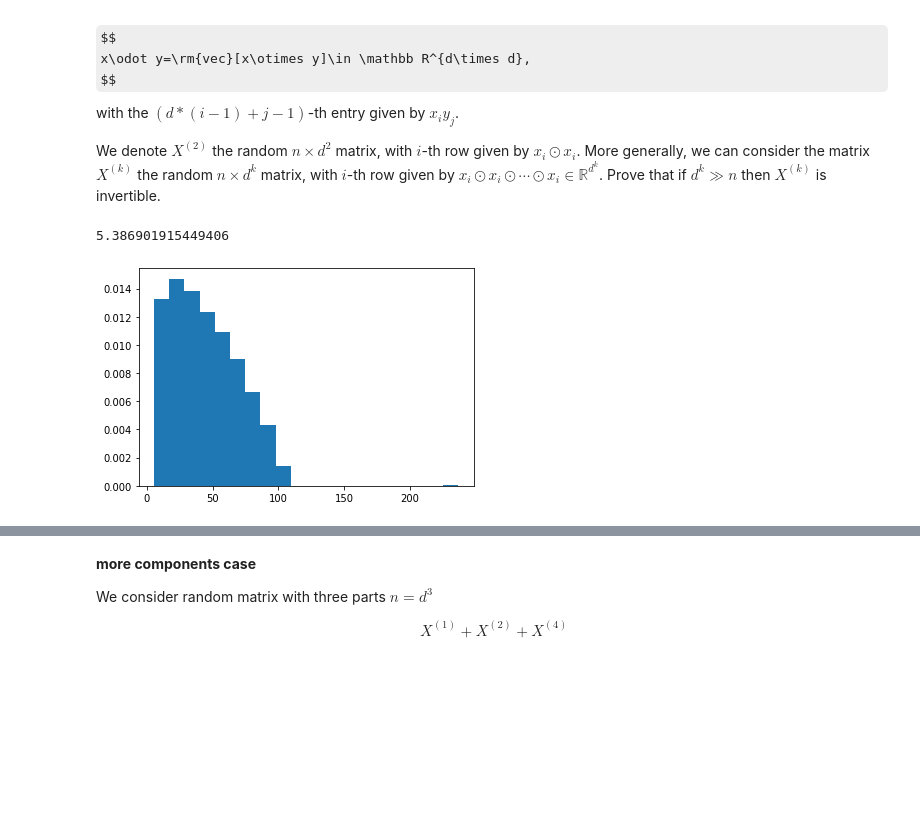
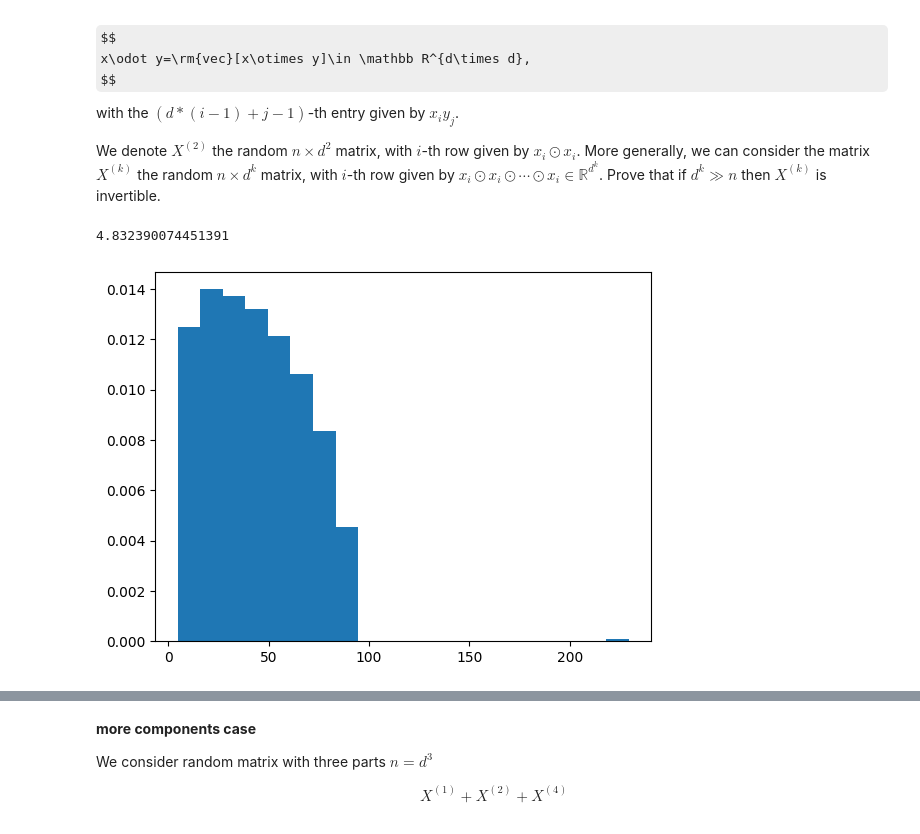
Before and after one commit to jiaoyang/Kernel-Matrix, a Jupyter notebook: Random_matrix_with_correlated_entries.ipynb, the cells around one changed output, grey strips where cells are left out. Drawn from its saved outputs; the diff is of its cells as text; code cells hidden in the pictures; some formulas as TeX source; blank space fills up the shorter version.

```diff
--- a/Random_matrix_with_correlated_entries.ipynb
+++ b/Random_matrix_with_correlated_entries.ipynb
@@ -11,21 +11,23 @@ $x_i \odot x_i\odot\cdots \odot x_i\in \mathbb R^{d^k}$. Prove that if $d^k\gg n
 # %%
 import numpy as np
 from matplotlib import pyplot as plt
 n=1000
 d=50
 X2=np.zeros((n, d*d))
 for i in range(n):
-    x=np.random.normal(0,1,d)
+    #x=np.random.normal(0,1,d)
+    x=np.random.binomial(size=d, n=1, p= 0.5)*2-1
+
     y=np.outer(x,x).flatten()
     X2[i,:]=y
 
 u,sv,vt=np.linalg.svd(X2)
 print(sv[-1])
 plt.hist(sv, 20, density=True)
 plt.show()
 # %% [output]
-5.386901915449406
+4.832390074451391
-[figure, old version]
+[figure, new version]
 # %%
 import numpy as np
 from matplotlib import pyplot as plt
```
Also changed, not shown: parts of 6 cells of this notebook.
